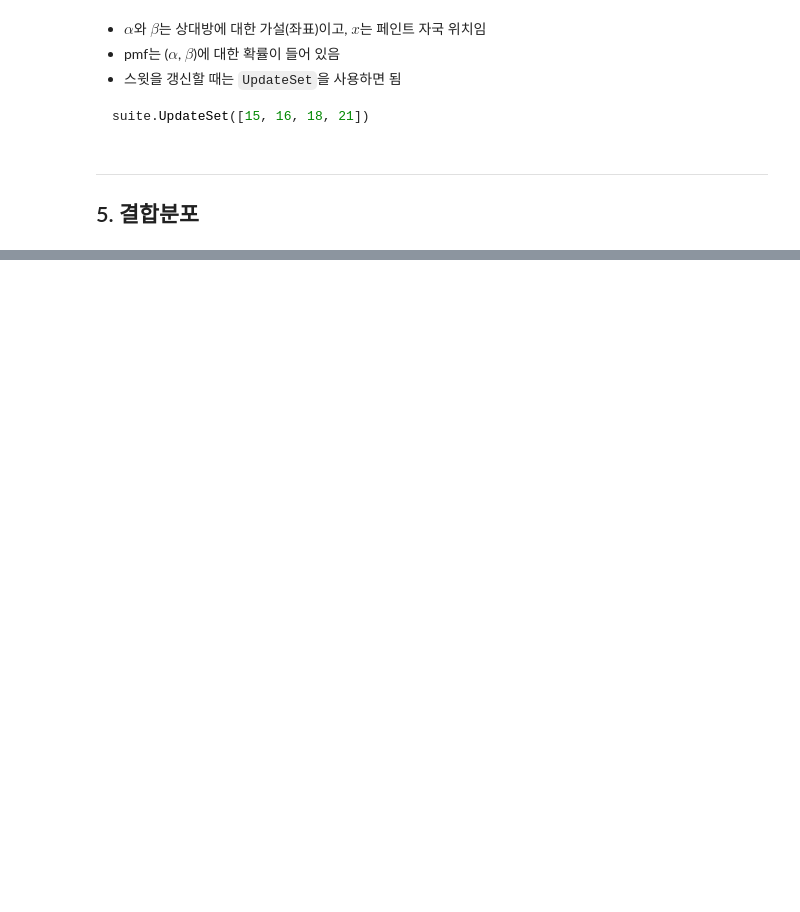
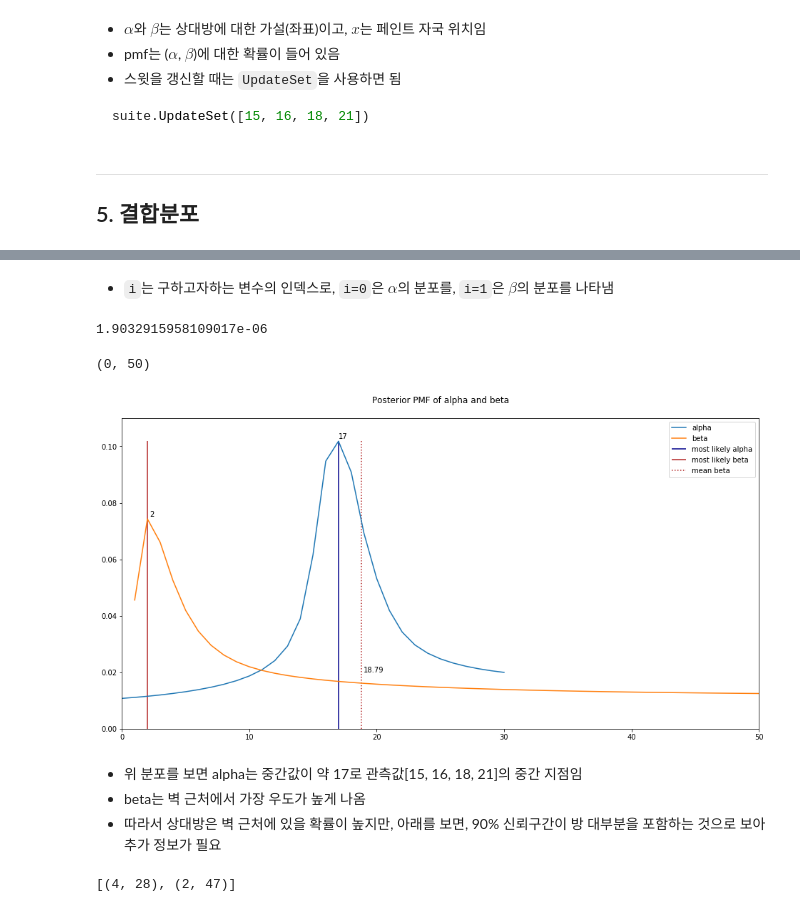
Before and after one commit to kookoowaa/Algorithms, a Jupyter notebook: Bayesian_approach/09 Two dimensions.ipynb, the cells around one changed output, grey strips where cells are left out. Drawn from its saved outputs; the diff is of its cells as text; code cells hidden in the pictures; blank space fills up the shorter version.

```diff
--- a/Bayesian_approach/09 Two dimensions.ipynb
+++ b/Bayesian_approach/09 Two dimensions.ipynb
@@ -131,0 +173,36 @@ ___
+# %% [markdown]
+- `i`는 구하고자하는 변수의 인덱스로, `i=0`은 $\alpha$의 분포를, `i=1`은 $\beta$의 분포를 나타냄
+# %%
+suite = Paintball(alphas, betas, locations)
+# %%
+suite.UpdateSet([15, 16, 18, 21])
+# %% [output]
+1.9032915958109017e-06
+# %%
+marginal_alpha = suite.Marginal(0)
+marginal_beta = suite.Marginal(1)
+# %%
+sns.lineplot(x = list(marginal_alpha.d.keys()), y = list(marginal_alpha.d.values()), label = 'alpha')
+sns.lineplot(x = list(marginal_beta.d.keys()), y = list(marginal_beta.d.values()), label = 'beta')
+plt.vlines(x = marginal_alpha.MaximumLikelihood(), ymin = 0, ymax = marginal_alpha.MaxLike(), label = 'most likely alpha', color = 'darkblue')
+plt.text(x = marginal_alpha.MaximumLikelihood(),  y = marginal_alpha.MaxLike()*1.01, s = round(marginal_alpha.MaximumLikelihood(),2))
+plt.vlines(x = marginal_beta.MaximumLikelihood(), ymin = 0, ymax = marginal_alpha.MaxLike(), label = 'most likely beta', color = 'firebrick')
+plt.text(x = marginal_beta.MaximumLikelihood()*1.1,  y = marginal_beta.MaxLike()*1.01, s = round(marginal_beta.MaximumLikelihood(),2))
+plt.vlines(x = marginal_beta.Mean(), ymin = 0, ymax = marginal_alpha.MaxLike(), label = 'mean beta', linestyles=':', color = 'firebrick')
+plt.text(x = marginal_beta.Mean()*1.01,  y = 0.02, s = round(marginal_beta.Mean(),2))
+plt.legend()
+plt.title('Posterior PMF of alpha and beta\n')
+plt.ylim(0,0.11)
+plt.xlim(0,50)
+# %% [output]
+(0, 50)
+[figure, added]
+# %% [markdown]
+- 위 분포를 보면 alpha는 중간값이 약 17로 관측값[15, 16, 18, 21]의 중간 지점임
+- beta는 벽 근처에서 가장 우도가 높게 나옴
+- 따라서 상대방은 벽 근처에 있을 확률이 높지만, 아래를 보면, 90% 신뢰구간이 방 대부분을 포함하는 것으로 보아 추가 정보가 필요
+# %%
+[marginal_alpha.CredibleInterval(50), marginal_beta.CredibleInterval(50)],
+[marginal_alpha.CredibleInterval(90), marginal_beta.CredibleInterval(90)]
+# %% [output]
+[(4, 28), (2, 47)]
```
Also changed, not shown: parts of 15 cells of this notebook.
